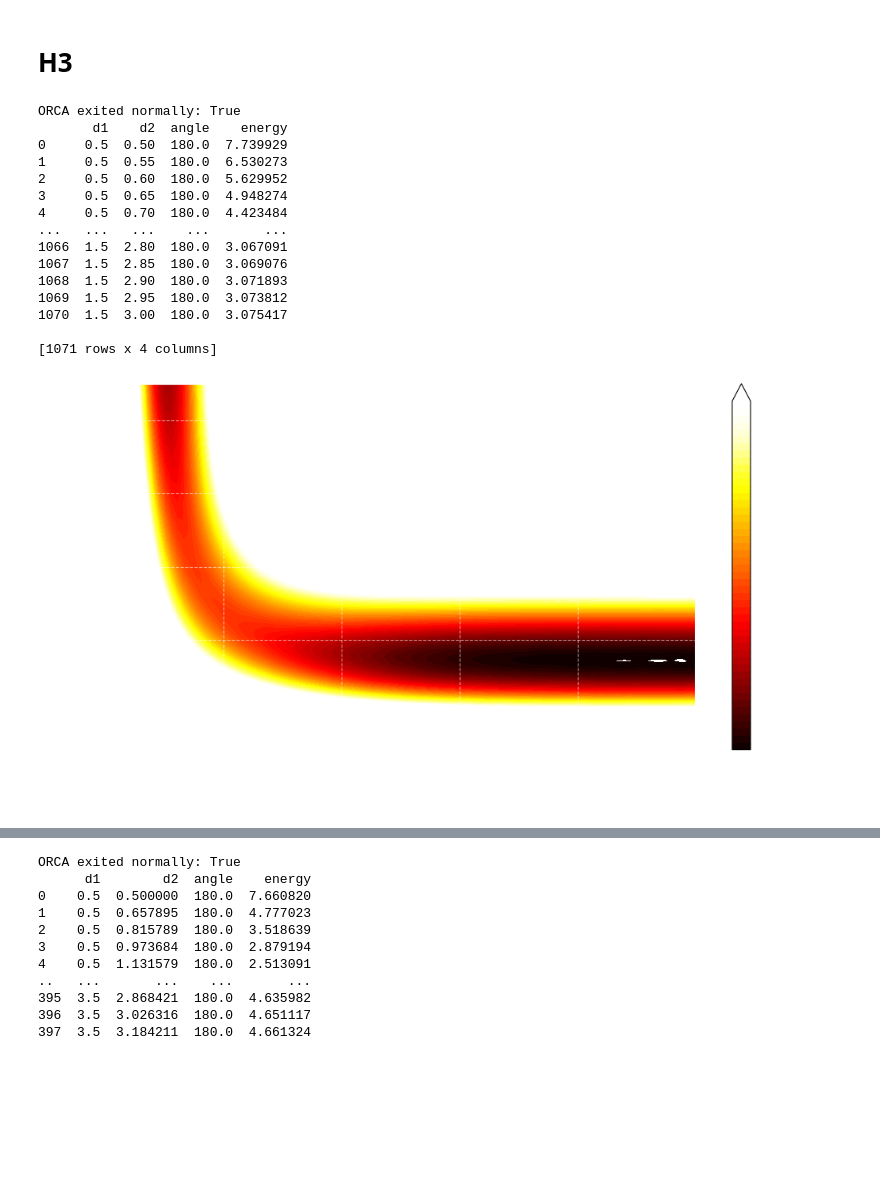
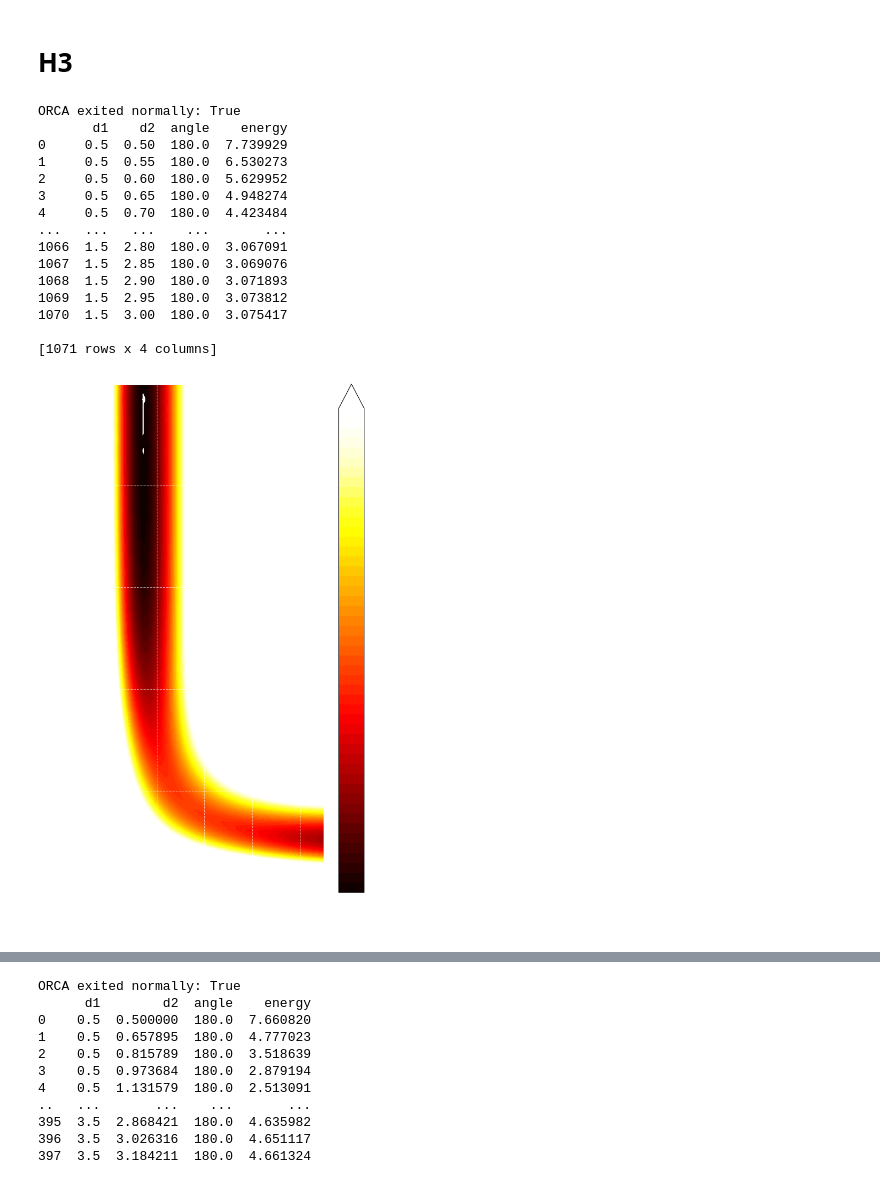
Before and after one commit to MaxiInafuku/2025ExactasJTP, a Jupyter notebook: PES_parser.ipynb, the cells around one changed output, grey strips where cells are left out. Drawn from its saved outputs; the diff is of its cells as text; code cells hidden in the pictures; blank space fills up the shorter version.

```diff
--- a/PES_parser.ipynb
+++ b/PES_parser.ipynb
@@ -236,24 +303,24 @@ tranparent_hot = make_transparent_colormap('hot', 0.8, 1)
 # %% [markdown]
 # H3
 # %%
-data = createDataTable('./H3/PES_asoc/PES_H3.out')
-print(data)
+dataH3 = createDataTable('./H3/PES_asoc/PES_H3.out')
+print(dataH3)
 levels = np.linspace(0,0.4,50)
-myContourPlot(data.d2.values, data.d1.values, data.energy.values, levels=levels, figSize=(12,6), figName='H3_PES')
+myContourPlot(dataH3.d1.values, dataH3.d2.values, dataH3.energy.values, levels=levels, figSize=(7,12), figName='H3_PES')
 # %% [output]
 ORCA exited normally: True
        d1    d2  angle    energy
 0     0.5  0.50  180.0  7.739929
 1     0.5  0.55  180.0  6.530273
 2     0.5  0.60  180.0  5.629952
 3     0.5  0.65  180.0  4.948274
 4     0.5  0.70  180.0  4.423484
 ...   ...   ...    ...       ...
 1066  1.5  2.80  180.0  3.067091
 1067  1.5  2.85  180.0  3.069076
 1068  1.5  2.90  180.0  3.071893
 1069  1.5  2.95  180.0  3.073812
 1070  1.5  3.00  180.0  3.075417
 
 [1071 rows x 4 columns]
-[figure, old version]
+[figure, new version]
```
Also changed, not shown: parts of 7 cells of this notebook.
